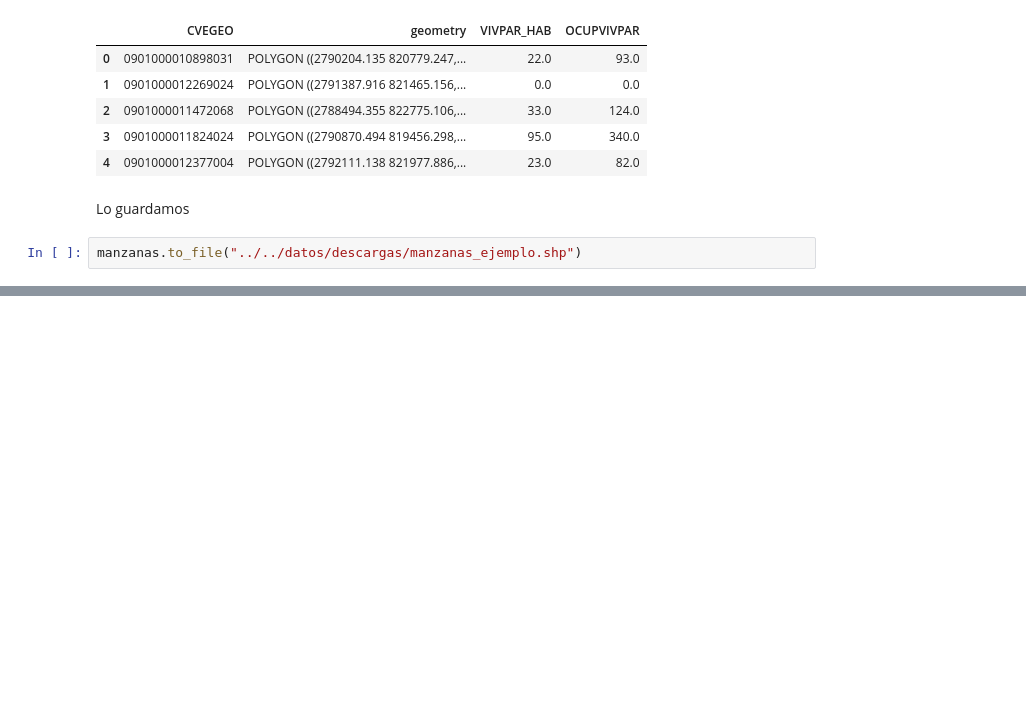
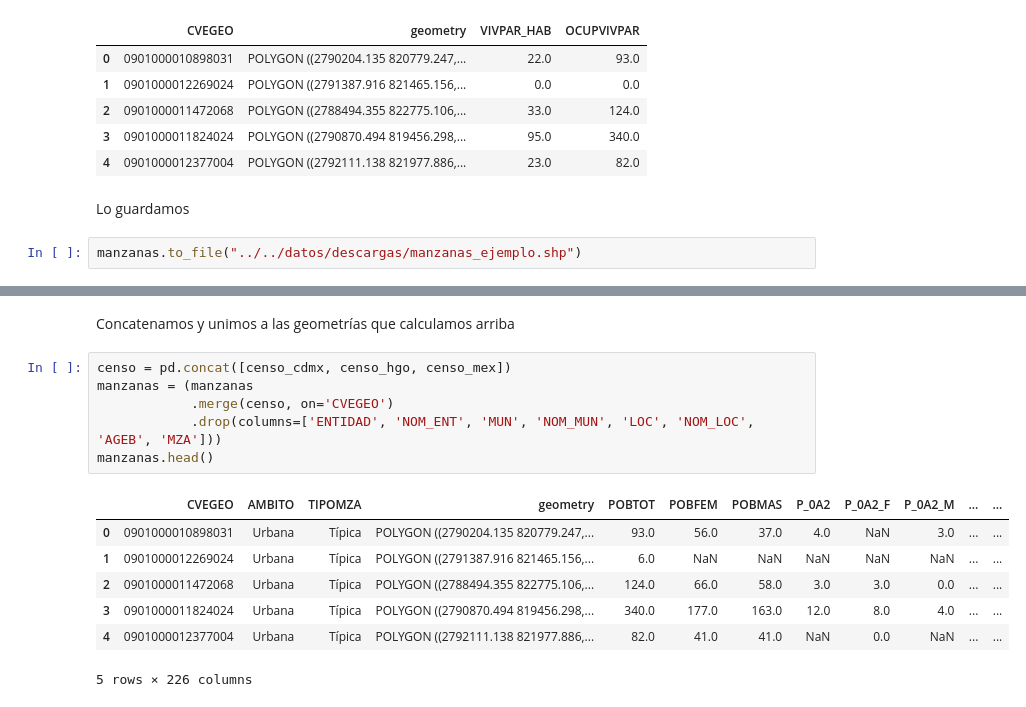
Before and after one commit to CentroGeo/pyLandUseMX, a Jupyter notebook: nbs/fuentes/censo.ipynb, the cells around one changed output, grey strips where cells are left out. Drawn from its saved outputs; the diff is of its cells as text; blank space fills up the shorter version.

```diff
--- a/nbs/fuentes/censo.ipynb
+++ b/nbs/fuentes/censo.ipynb
@@ -52,0 +207,16 @@ manzanas.to_file("../../datos/descargas/manzanas_ejemplo.shp")
+# %% [markdown]
+Concatenamos y unimos a las geometrías que calculamos arriba
+# %%
+censo = pd.concat([censo_cdmx, censo_hgo, censo_mex])
+manzanas = (manzanas
+            .merge(censo, on='CVEGEO')
+            .drop(columns=['ENTIDAD', 'NOM_ENT', 'MUN', 'NOM_MUN', 'LOC', 'NOM_LOC', 'AGEB', 'MZA']))
+manzanas.head()
+# %% [output]
+|  | CVEGEO | AMBITO | TIPOMZA | geometry | POBTOT | POBFEM | POBMAS | P_0A2 | P_0A2_F | P_0A2_M | ... | ... |
+| 0 | 0901000010898031 | Urbana | Típica | POLYGON ((2790204.135 820779.247,... | 93.0 | 56.0 | 37.0 | 4.0 | NaN | 3.0 | ... | ... |
+| 1 | 0901000012269024 | Urbana | Típica | POLYGON ((2791387.916 821465.156,... | 6.0 | NaN | NaN | NaN | NaN | NaN | ... | ... |
+| 2 | 0901000011472068 | Urbana | Típica | POLYGON ((2788494.355 822775.106,... | 124.0 | 66.0 | 58.0 | 3.0 | 3.0 | 0.0 | ... | ... |
+| 3 | 0901000011824024 | Urbana | Típica | POLYGON ((2790870.494 819456.298,... | 340.0 | 177.0 | 163.0 | 12.0 | 8.0 | 4.0 | ... | ... |
+| 4 | 0901000012377004 | Urbana | Típica | POLYGON ((2792111.138 821977.886,... | 82.0 | 41.0 | 41.0 | NaN | 0.0 | NaN | ... | ... |
+5 rows × 226 columns
```
Also changed, not shown: parts of 20 cells of this notebook.
